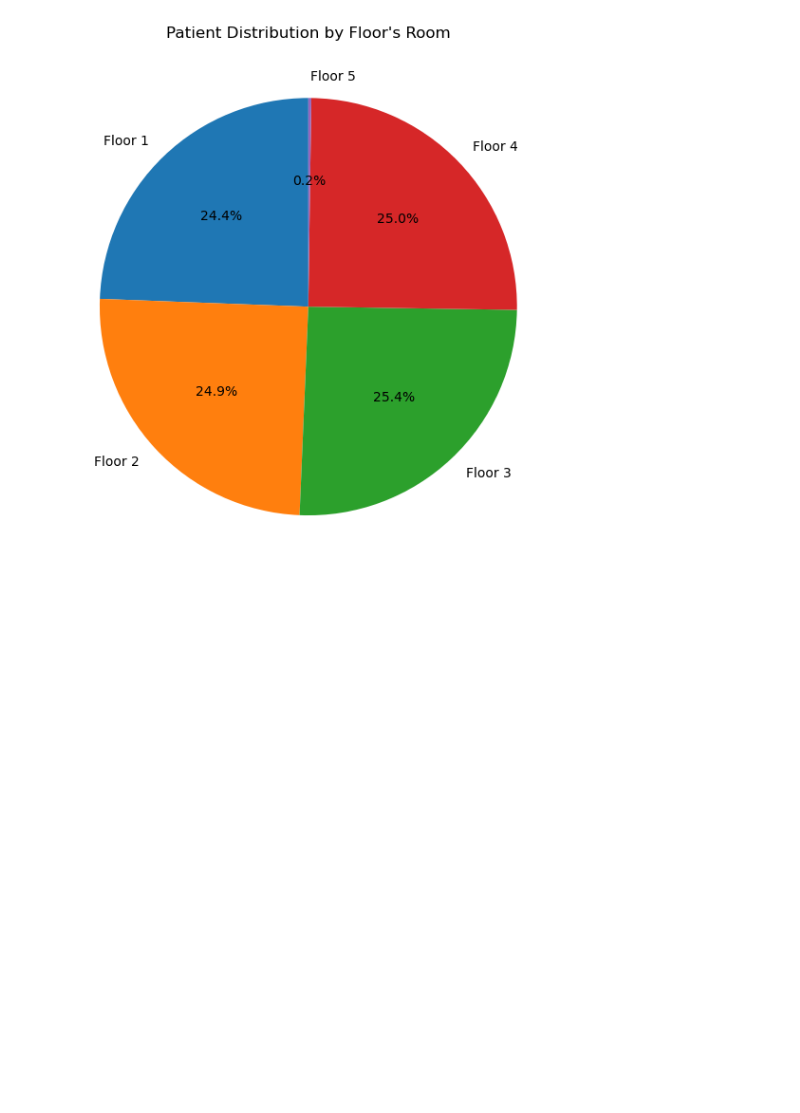
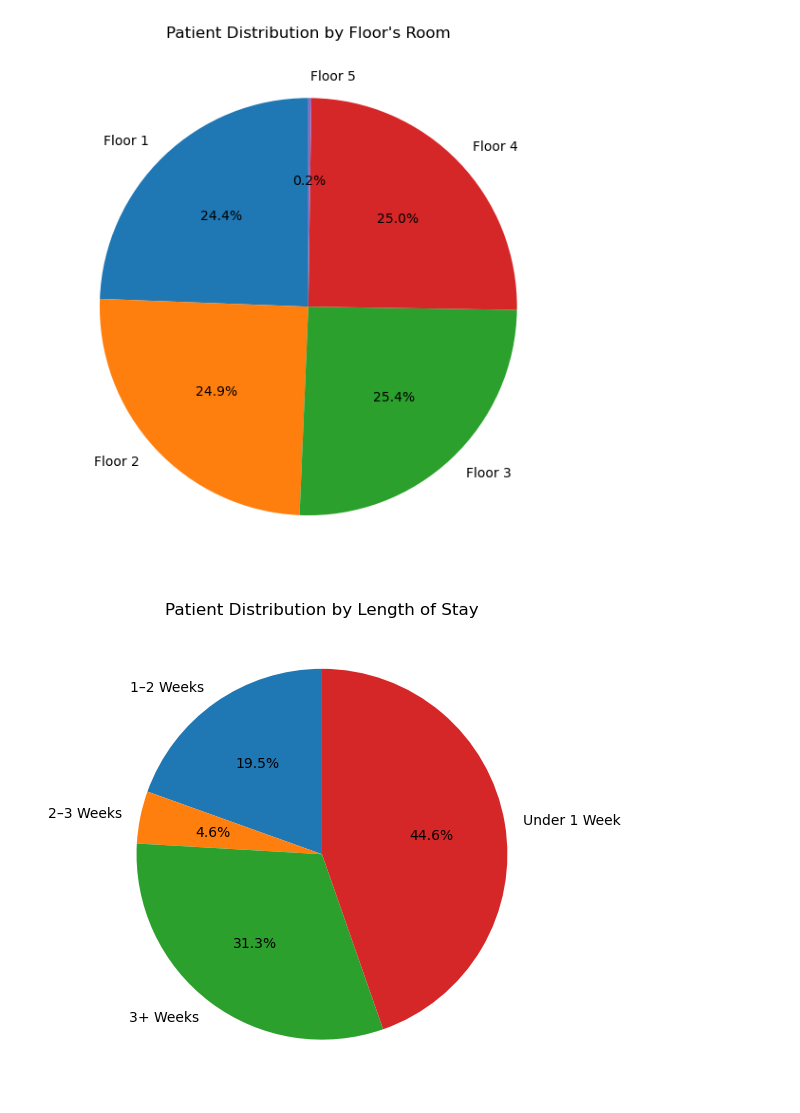
Before and after one commit to FlazeFy2/DS-Healthcare_Dataset, a Jupyter notebook: exploratory data analysis-pie.ipynb, the cells around one changed output. Drawn from its saved outputs; the diff is of its cells as text; code cells hidden in the pictures; blank space fills up the shorter version.

Commit message:
[DS] Exploratory Data Analysis (EDA) - Pie Chart Patient Distribution by Length of Stay

```diff
--- a/exploratory data analysis-pie.ipynb
+++ b/exploratory data analysis-pie.ipynb
@@ -75,3 +75,36 @@ plt.tight_layout()
 plt.show()
 # %% [output]
 [figure]
+# %%
+import pandas as pd
+import matplotlib.pyplot as plt
+
+# Dataset
+# Exploratory Data Analysis (EDA) - Pie Chart Patient Distribution by Length of Stay
+df = pd.read_csv("modified_healthcare_dataset.csv")
+
+# Convert Length of Stay to week buckets
+def categorize_stay(days):
+    if days < 7:
+        return "Under 1 Week"
+    elif days < 14:
+        return "1–2 Weeks"
+    elif days < 21:
+        return "2–3 Weeks"
+    else:
+        return "3+ Weeks"
+
+df["Length of Stay Category"] = df["Length of Stay"].apply(categorize_stay)
+
+# Count the number of patients in each category
+stay_counts = df["Length of Stay Category"].value_counts().sort_index()
+
+# Pie Chart
+plt.figure(figsize=(6, 6))
+stay_counts.plot.pie(autopct='%1.1f%%', startangle=90)
+plt.title("Patient Distribution by Length of Stay")
+plt.ylabel("")
+plt.tight_layout()
+plt.show()
+# %% [output]
+[figure, added]
```
